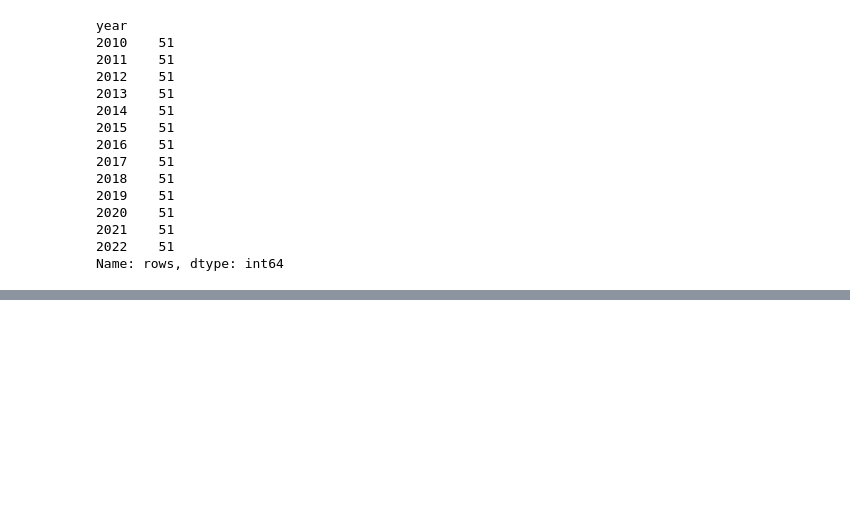
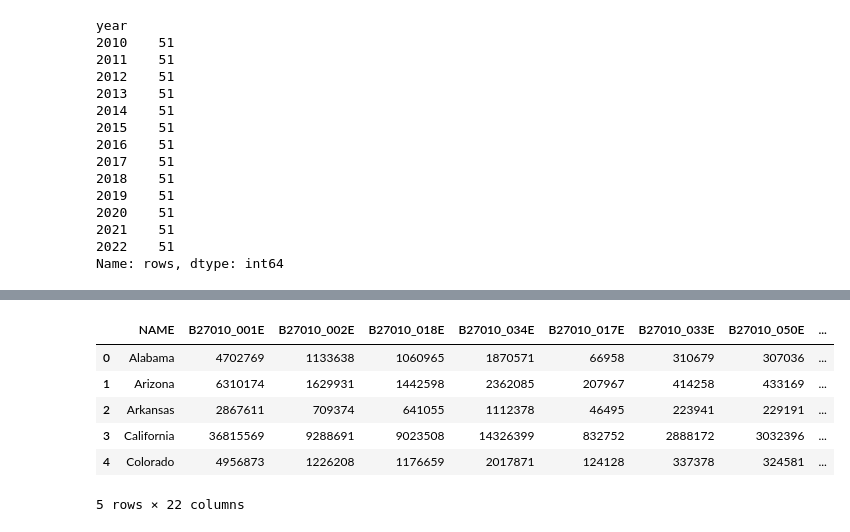
Before and after one commit to JTvH-13/ECON-630-Week-6-Assignment, a Jupyter notebook: analysis.ipynb, the cells around one changed output, grey strips where cells are left out. Drawn from its saved outputs; the diff is of its cells as text; code cells hidden in the pictures; blank space fills up the shorter version.

```diff
--- a/analysis.ipynb
+++ b/analysis.ipynb
@@ -184,0 +272,18 @@ Name: rows, dtype: int64
+# %%
+def assign_group(expansion_year):
+    """Classify a state by when it expanded Medicaid."""
+    if pd.isna(expansion_year) or expansion_year >= 2023:
+        return "control"
+    if expansion_year == 2014:
+        return "treated"
+    return "late"  # 2015-2021
+
+
+acs["expansion_year"] = acs["state"].map(EXPANSION_YEAR).astype("Int64")
+acs["group"] = acs["expansion_year"].map(assign_group)
+acs["treated"] = (acs["group"] == "treated").astype(int)
+
+group_counts = acs.drop_duplicates("state")["group"].value_counts()
+print(group_counts.to_string())
+assert group_counts.to_dict() == {"treated": 27, "control": 12, "late": 12}
+assert group_counts.sum() == 51
@@ -184,0 +302,6 @@ Name: rows, dtype: int64
+# %%
+acs["post"] = (acs["year"] >= 2014).astype(int)
+acs["treated_post"] = acs["treated"] * acs["post"]
+
+did = acs[acs["group"].isin(["treated", "control"])].copy()
+assert len(did) == 39 * 12, len(did)
@@ -184,0 +316,23 @@ Name: rows, dtype: int64
+# %%
+baseline = (
+    acs.loc[acs["year"] == 2013, ["state", "B19013_001E", "uninsured_rate_under65"]]
+    .rename(columns={"B19013_001E": "median_income_2013",
+                     "uninsured_rate_under65": "baseline_rate_2013"})
+)
+
+# validate= stops the merge if any state has more than one 2013 row
+acs = acs.merge(baseline, on="state", how="left", validate="many_to_one")
+did = did.merge(baseline, on="state", how="left", validate="many_to_one")
+
+BASELINE_COLS = ["median_income_2013", "baseline_rate_2013"]
+assert acs[BASELINE_COLS].notna().all().all()
+assert did[BASELINE_COLS].notna().all().all()
+did.head()
+# %% [output]
+|  | NAME | B27010_001E | B27010_002E | B27010_018E | B27010_034E | B27010_017E | B27010_033E | B27010_050E | ... |
+| 0 | Alabama | 4702769 | 1133638 | 1060965 | 1870571 | 66958 | 310679 | 307036 | ... |
+| 1 | Arizona | 6310174 | 1629931 | 1442598 | 2362085 | 207967 | 414258 | 433169 | ... |
+| 2 | Arkansas | 2867611 | 709374 | 641055 | 1112378 | 46495 | 223941 | 229191 | ... |
+| 3 | California | 36815569 | 9288691 | 9023508 | 14326399 | 832752 | 2888172 | 3032396 | ... |
+| 4 | Colorado | 4956873 | 1226208 | 1176659 | 2017871 | 124128 | 337378 | 324581 | ... |
+5 rows × 22 columns
```
Also changed, not shown: parts of 14 cells of this notebook, 1 other file.
